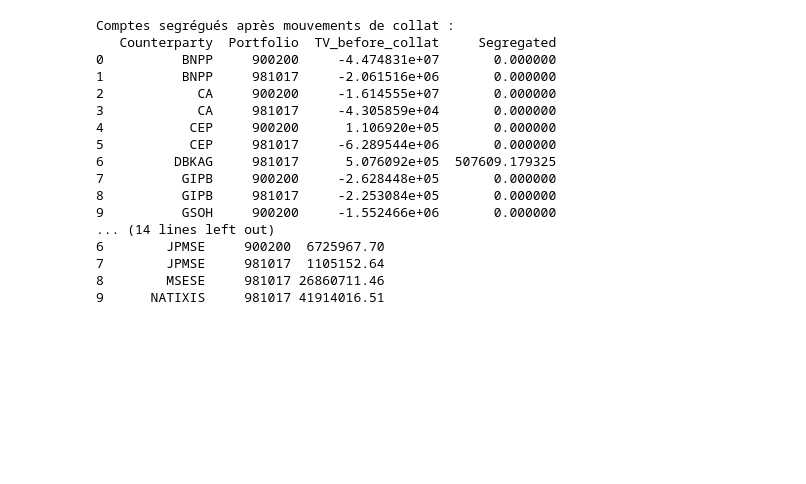
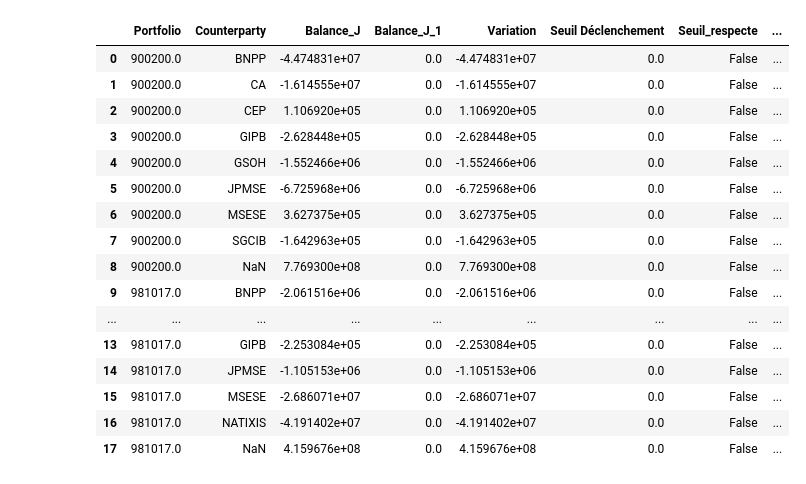
Before and after one commit to ayabenji/st_amf, a Jupyter notebook: stress_amf.ipynb, the cells around one changed output. Saved outputs shown, nothing was run; the diff lists cells and outputs as text; code cells hidden in the pictures; blank space fills up the shorter version.

Commit message:
gestion de collat

```diff
--- a/stress_amf.ipynb
+++ b/stress_amf.ipynb
@@ -535,7 +443,7 @@ exposures = exposures.merge(cp_map, on='Identifier', how='left')
 
 # Limiter POS au périmètre d'exposures avant melt
 pos_subset = exposures[['Identifier','Counterparty']].merge(pos_raw, on='Identifier', how='left')
-# 3) Préparer mapping restreint & scénarios\n",
+# 3) Préparer mapping restreint & scénarios
 pos_long = melt_pos(pos_subset)
 scen     = prepare_scenarios(scen_raw)
 merged   = merge_pos_scen(pos_long, scen)          # mapping POS ↔ scénarios
@@ -557,39 +465,10 @@ d1_det, d1_id, exp_d2 = day_step_apply(
 
 
 # Agrégation des TV et remise à zéro pour certains futures
-exp_d2, tv_futures, tv_cp_port, segregated_accounts, collateral_alerts = process_pv_after_day1(exp_d2, port_col="Portfolio")
+updated_exp, futures_tv, balances, decisions, alerts = process_pv_after_day_1(exp_d2)
 print("TV avant remise à zéro par AssetClass (futures):")
 with pd.option_context("display.float_format", "{:.2f}".format):
-        print(tv_futures)
-
-print("TV avant collatéral par Counterparty/Portfolio pour les autres classes d'actifs:")
-with pd.option_context("display.float_format", "{:.2f}".format):
-        print(tv_cp_port)
-
-
-
-
-
-#  exp_d2 est ta base pour Day 2 (tu peux la MODIFIER maintenant)
-
-# 5) (EXEMPLE) Modifs entre Day 1 et Day 2
-# exp_d2.loc[exp_d2["Identifier"]=="ID_À_VENDRE","TV"] *= 0.95
-# exp_d2 = exp_d2[exp_d2["Identifier"]!="ID_A_SORTIR"]
-# exp_d2.loc[exp_d2["Identifier"]=="NOUVEL_ID","Duration"] = 6.8
-# (si tu as recalculé des sensis overnight, écrase les colonnes correspondantes dans exp_d2)
-
-# 6) DAY 2 (sur la base modifiée)
-d2_det, d2_id, exp_d3 = day_step_apply(
-    exposures=exp_d2,
-    merged_mapping=merged,
-    day_col="Day 2",
-    include_other_inflation_swap=INCLUDE_OTHER_INFLATION_SWAP,
-    update_duration=True,
-    update_tv=True,
-    return_pivot=True,
-    key_col="Identifier",
-    port_col="Portfolio",
-)
+        print(futures_tv)
 # %% [output]
 📄 Fichier : C:\Users\abenjelloun\OneDrive - Cooperactions\GAM-E-Risk Perf - RMP\1.PROD\1.REGLEMENTAIRE\14.Stress Test AMF (JB)\Production\Périmètre et positions\GROUPAMA-BreakoutsOverTime-2025-03-31.c ...
 📦 Lignes brutes : 222
@@ -613,28 +489,23 @@ exp_d2.to_csv('day2_before_shocks.csv',sep=';', index=False)
-# %%
-print("Comptes segrégués après mouvements de collat : ")
-print(segregated_accounts)
-
-print('Alertes de shortfall (Segrégué insuffisant) par Counterparty/Portfolio:')
-with pd.option_context('display.float_format', '{:.2f}'.format):
-    print(collateral_alerts)
-# %% [output]
-Comptes segrégués après mouvements de collat :
-   Counterparty  Portfolio  TV_before_collat     Segregated
-0          BNPP     900200     -4.474831e+07       0.000000
-1          BNPP     981017     -2.061516e+06       0.000000
-2            CA     900200     -1.614555e+07       0.000000
-3            CA     981017     -4.305859e+04       0.000000
-4           CEP     900200      1.106920e+05       0.000000
-5           CEP     981017     -6.289544e+06       0.000000
-6         DBKAG     981017      5.076092e+05  507609.179325
-7          GIPB     900200     -2.628448e+05       0.000000
-8          GIPB     981017     -2.253084e+05       0.000000
-9          GSOH     900200     -1.552466e+06       0.000000
-... (14 lines left out)
-6        JPMSE     900200  6725967.70
-7        JPMSE     981017  1105152.64
-8        MSESE     981017 26860711.46
-9      NATIXIS     981017 41914016.51
+# %%
+decisions
+# %% [output]
+|  | Portfolio | Counterparty | Balance_J | Balance_J_1 | Variation | Seuil Déclenchement | Seuil_respecte | ... |
+| 0 | 900200.0 | BNPP | -4.474831e+07 | 0.0 | -4.474831e+07 | 0.0 | False | ... |
+| 1 | 900200.0 | CA | -1.614555e+07 | 0.0 | -1.614555e+07 | 0.0 | False | ... |
+| 2 | 900200.0 | CEP | 1.106920e+05 | 0.0 | 1.106920e+05 | 0.0 | False | ... |
+| 3 | 900200.0 | GIPB | -2.628448e+05 | 0.0 | -2.628448e+05 | 0.0 | False | ... |
+| 4 | 900200.0 | GSOH | -1.552466e+06 | 0.0 | -1.552466e+06 | 0.0 | False | ... |
+| 5 | 900200.0 | JPMSE | -6.725968e+06 | 0.0 | -6.725968e+06 | 0.0 | False | ... |
+| 6 | 900200.0 | MSESE | 3.627375e+05 | 0.0 | 3.627375e+05 | 0.0 | False | ... |
+| 7 | 900200.0 | SGCIB | -1.642963e+05 | 0.0 | -1.642963e+05 | 0.0 | False | ... |
+| 8 | 900200.0 | NaN | 7.769300e+08 | 0.0 | 7.769300e+08 | 0.0 | False | ... |
+| 9 | 981017.0 | BNPP | -2.061516e+06 | 0.0 | -2.061516e+06 | 0.0 | False | ... |
+| ... | ... | ... | ... | ... | ... | ... | ... | ... |
+| 13 | 981017.0 | GIPB | -2.253084e+05 | 0.0 | -2.253084e+05 | 0.0 | False | ... |
+| 14 | 981017.0 | JPMSE | -1.105153e+06 | 0.0 | -1.105153e+06 | 0.0 | False | ... |
+| 15 | 981017.0 | MSESE | -2.686071e+07 | 0.0 | -2.686071e+07 | 0.0 | False | ... |
+| 16 | 981017.0 | NATIXIS | -4.191402e+07 | 0.0 | -4.191402e+07 | 0.0 | False | ... |
+| 17 | 981017.0 | NaN | 4.159676e+08 | 0.0 | 4.159676e+08 | 0.0 | False | ... |
 # %%
 COLUMNS_TO_KEEP = [
     'AssetType',
```
Also changed, not shown: parts of 4 cells of this notebook, 3 other files.
